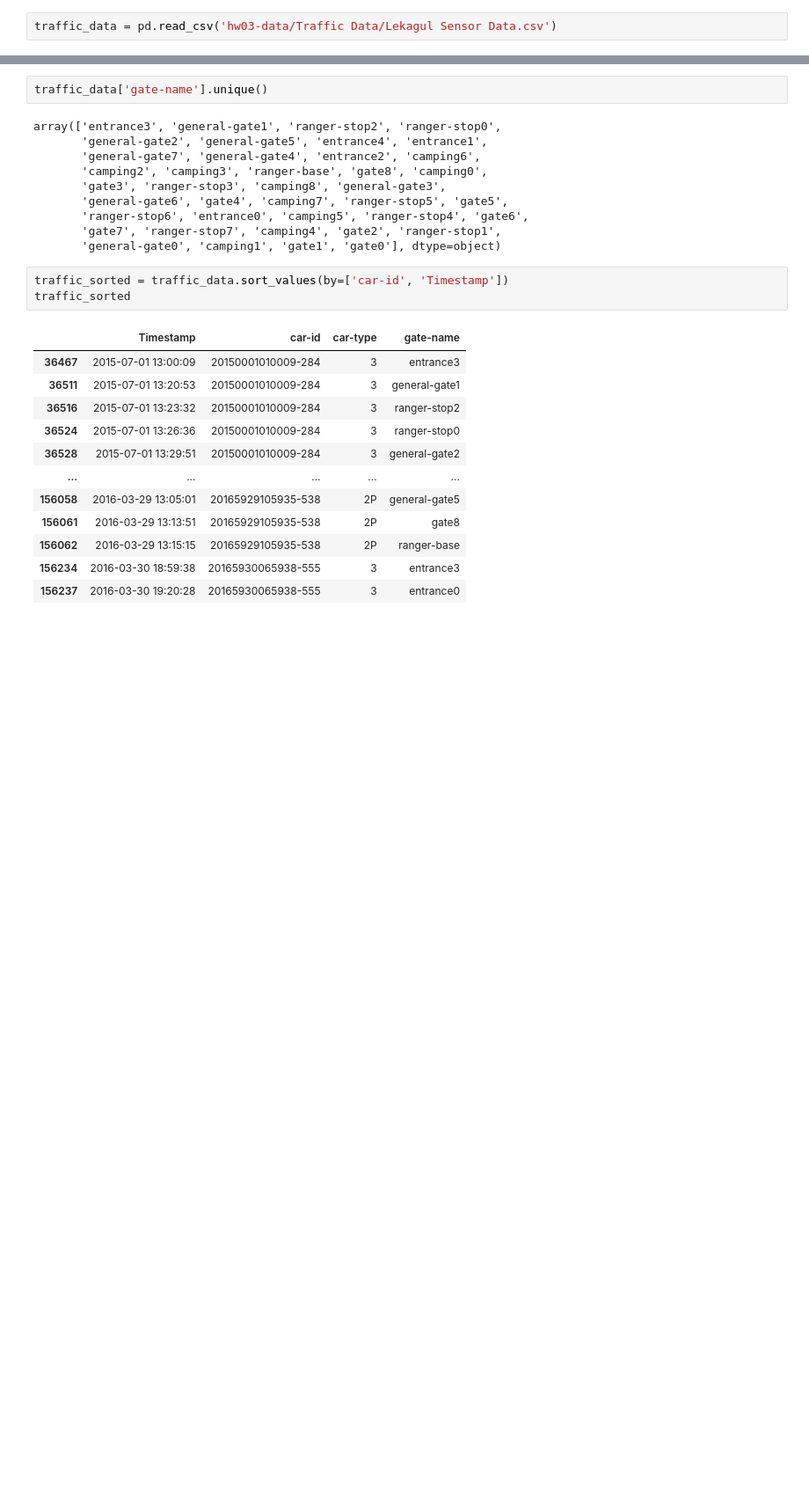
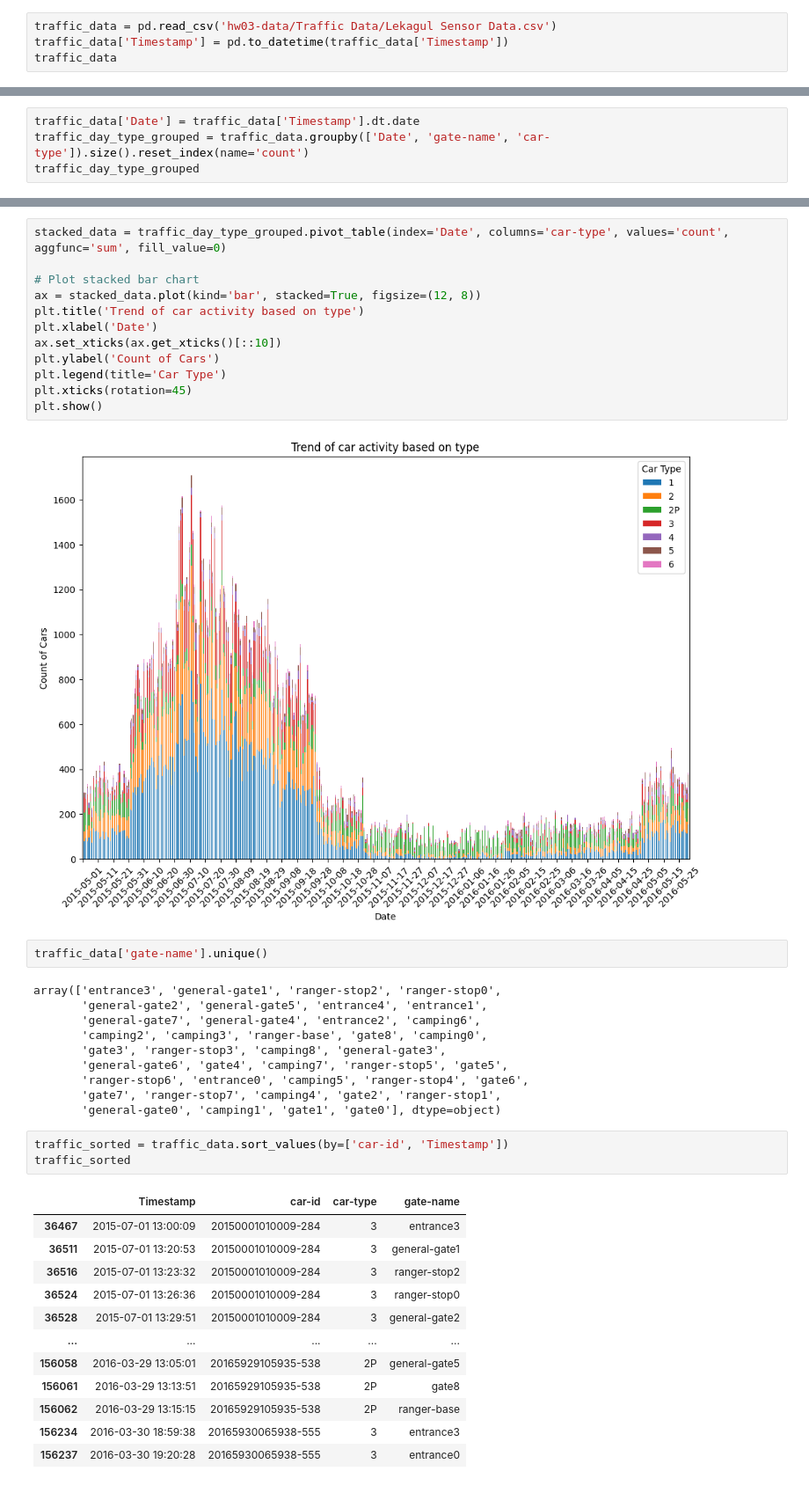
Before and after one commit to ssusnea/sds235-hw3, a Jupyter notebook: traffic_analysis.ipynb, the cells around one changed output, grey strips where cells are left out. Shown: that part at 88% size. Drawn from its saved outputs; the diff is of its cells as text; blank space fills up the shorter version.

Commit message:
update traffic data analysis

```diff
--- a/who-is-suspicious.ipynb
+++ b/traffic_analysis.ipynb
@@ -5,2 +7,4 @@ import numpy as np
 # %%
 traffic_data = pd.read_csv('hw03-data/Traffic Data/Lekagul Sensor Data.csv')
+traffic_data['Timestamp'] = pd.to_datetime(traffic_data['Timestamp'])
+traffic_data
@@ -22,0 +25,4 @@ traffic_data
+# %%
+traffic_data['Date'] = traffic_data['Timestamp'].dt.date
+traffic_day_type_grouped = traffic_data.groupby(['Date', 'gate-name', 'car-type']).size().reset_index(name='count')
+traffic_day_type_grouped
@@ -23,3 +43,17 @@ traffic_data
+# %%
+stacked_data = traffic_day_type_grouped.pivot_table(index='Date', columns='car-type', values='count', aggfunc='sum', fill_value=0)
+
+# Plot stacked bar chart
+ax = stacked_data.plot(kind='bar', stacked=True, figsize=(12, 8))
+plt.title('Trend of car activity based on type')
+plt.xlabel('Date')
+ax.set_xticks(ax.get_xticks()[::10])
+plt.ylabel('Count of Cars')
+plt.legend(title='Car Type')
+plt.xticks(rotation=45)
+plt.show()
+# %% [output]
+[figure, added]
 # %%
 traffic_data['gate-name'].unique()
 # %% [output]
```
Also changed, not shown: parts of 4 cells of this notebook.
